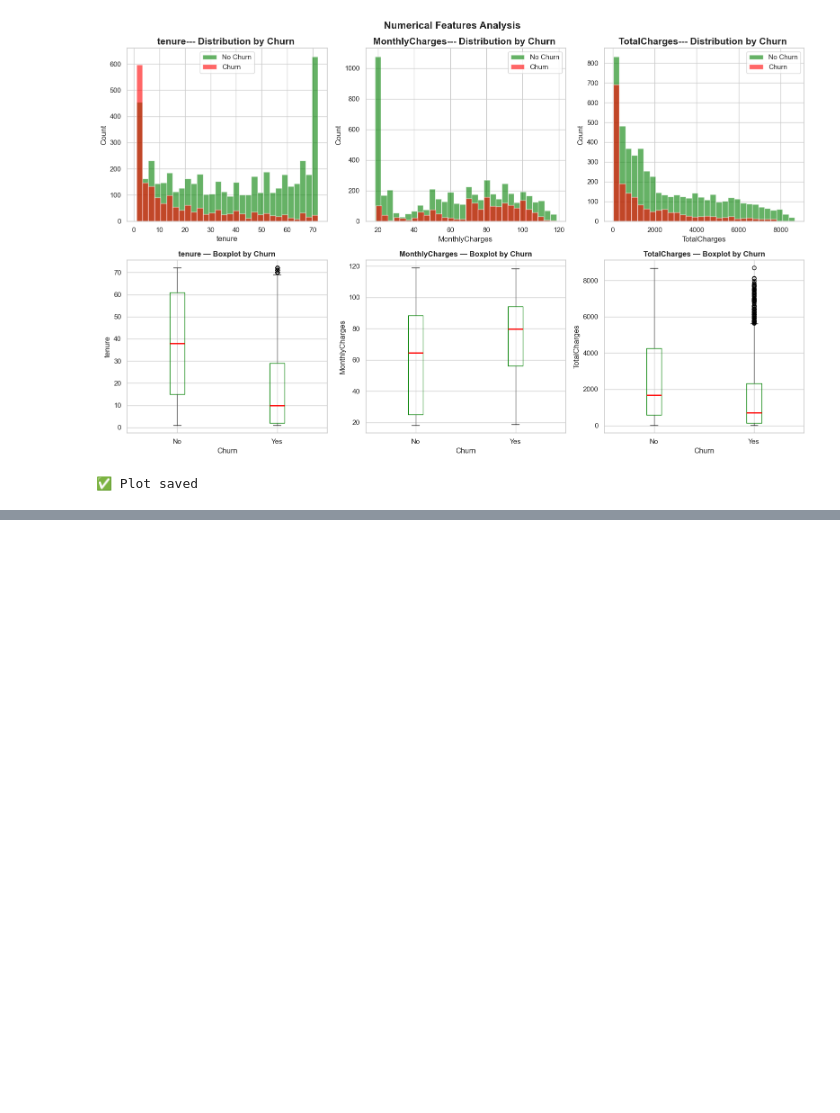
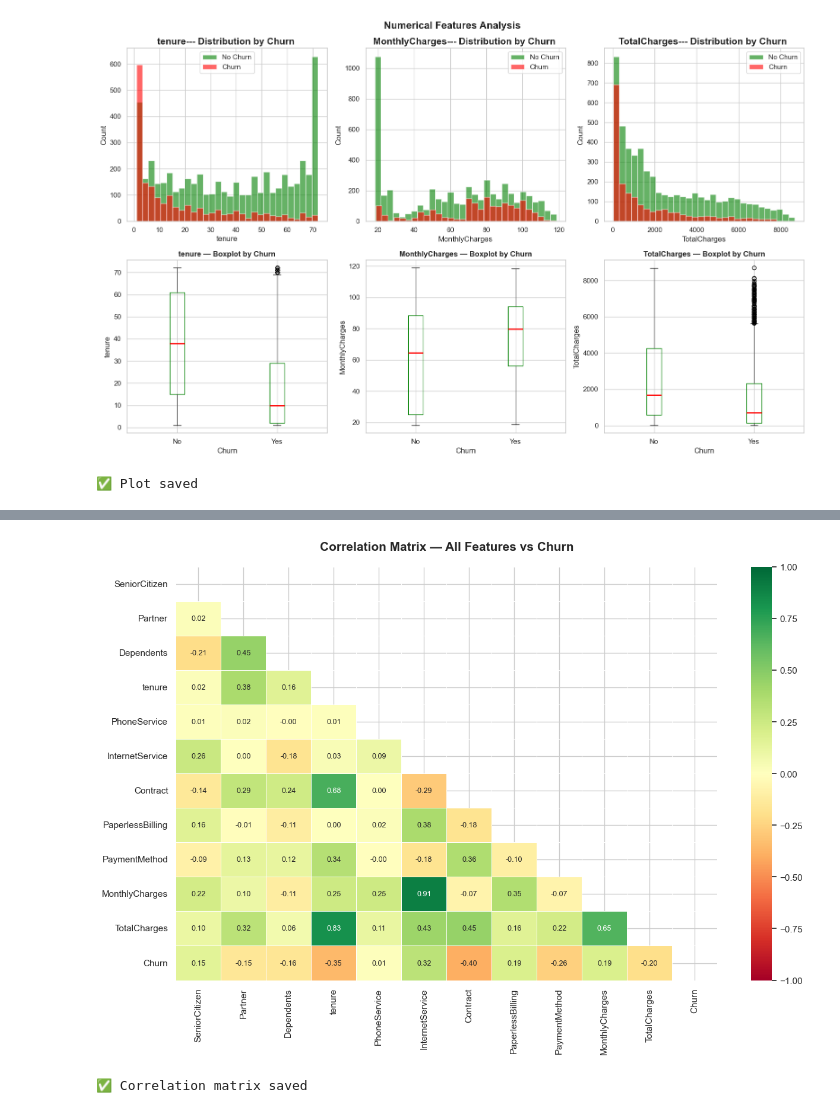
Before and after one commit to Davlamelo/churnshield, a Jupyter notebook: notebooks/01_eda.ipynb, the cells around one changed output, grey strips where cells are left out. Cells and saved outputs as stored; diff of their text form; code cells hidden in the pictures; blank space fills up the shorter version.

Commit message:
feat: add correlation matrix analysis

```diff
--- a/notebooks/01_eda.ipynb
+++ b/notebooks/01_eda.ipynb
@@ -291,0 +319,53 @@ print("✅ Plot saved")
+# %%
+# Encode binary categorical columns for correlation analysis
+df_corr = df.copy()
+
+# Binary encoding : Yes/No → 1/0
+binary_cols = ['Partner', 'Dependents', 'PhoneService',
+               'PaperlessBilling', 'Churn']
+for col in binary_cols:
+    df_corr[col] = (df_corr[col] == 'Yes').astype(int)
+
+# Encode SeniorCitizen is already 0/1
+# Encode InternetService and Contract with ordinal logic
+df_corr['InternetService'] = (df_corr['InternetService']).map(
+    {'No': 0, 'DSL': 1, 'Fiber optic': 2} )
+df_corr['Contract'] = df_corr['Contract'].map(
+    {'Month-to-month': 0, 'One year': 1, 'Two year': 2})
+df_corr['PaymentMethod'] = df_corr['PaymentMethod'].map(
+    {'Electronic check': 0, 'Mailed check': 1,
+     'Bank transfer (automatic)': 2, 'Credit card (automatic)': 3})
+
+# Select only numerical columns for correlation
+num_cols = ['SeniorCitizen', 'Partner', 'Dependents', 'tenure',
+            'PhoneService', 'InternetService', 'Contract',
+            'PaperlessBilling', 'PaymentMethod',
+            'MonthlyCharges', 'TotalCharges', 'Churn']
+corr_matrix = df_corr[num_cols].corr()
+
+# Plot
+fig, ax = plt.subplots(figsize=(13, 9))
+mask = np.triu(np.ones_like(corr_matrix, dtype=bool))
+
+sns.heatmap(
+    corr_matrix,
+    mask=mask,
+    annot=True,
+    fmt='.2f',
+    cmap='RdYlGn',
+    center=0,
+    vmin=-1, vmax=1,
+    linewidths=0.5,
+    ax=ax,
+    annot_kws={'size': 9}
+)
+
+ax.set_title('Correlation Matrix — All Features vs Churn',
+             fontsize=15, fontweight='bold', pad=20)
+plt.tight_layout()
+plt.savefig('../data/processed/correlation_matrix.png', dpi=150, bbox_inches='tight')
+plt.show()
+print("✅ Correlation matrix saved")
+# %% [output]
+[figure, added]
+✅ Correlation matrix saved
```
Also changed, not shown: parts of 3 cells of this notebook, 1 other file.
